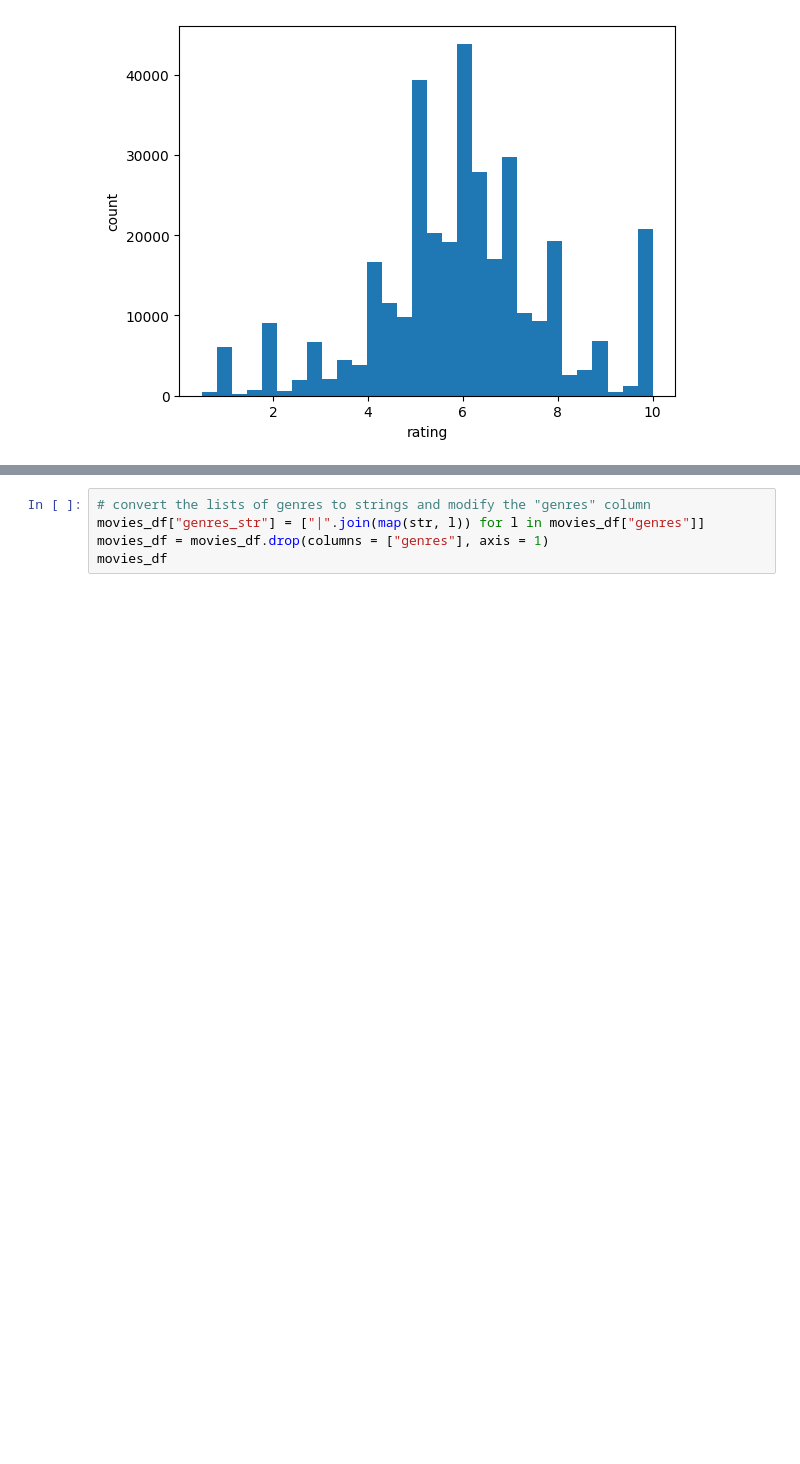
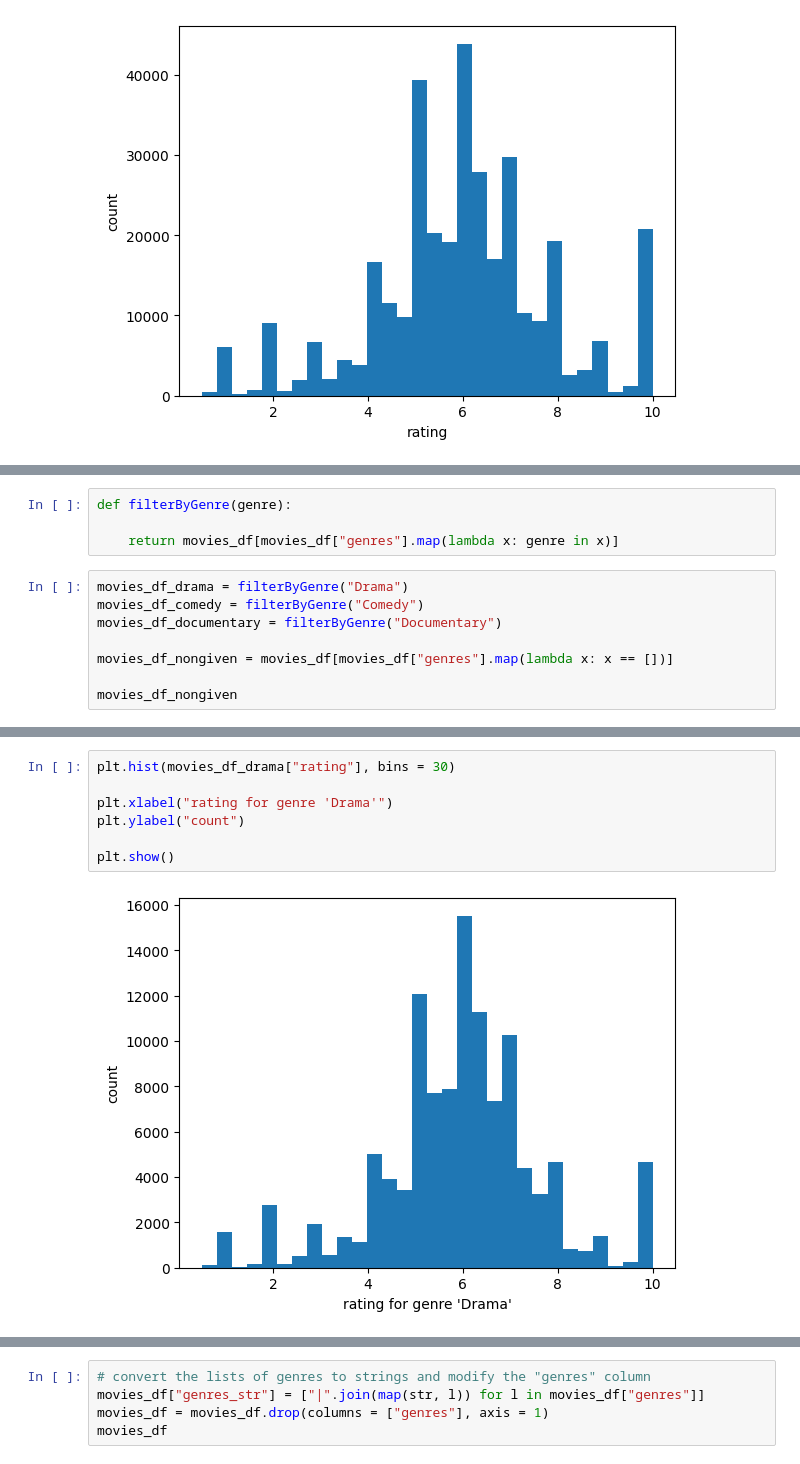
Before and after one commit to sariaslaso/movies_and_LLMs, a Jupyter notebook: predict_ratings/data_processing.ipynb, the cells around one changed output, grey strips where cells are left out. Drawn from its saved outputs; the diff is of its cells as text; blank space fills up the shorter version.

Commit message:
distribution of ratings for the n most popular genres

```diff
--- a/predict_ratings/data_processing.ipynb
+++ b/predict_ratings/data_processing.ipynb
@@ -165,0 +150,12 @@ movies_df[movies_df["genres"].map(lambda x: "Drama" in x)]
+# %%
+def filterByGenre(genre):
+
+    return movies_df[movies_df["genres"].map(lambda x: genre in x)]
+# %%
+movies_df_drama = filterByGenre("Drama")
+movies_df_comedy = filterByGenre("Comedy")
+movies_df_documentary = filterByGenre("Documentary")
+
+movies_df_nongiven = movies_df[movies_df["genres"].map(lambda x: x == [])]
+
+movies_df_nongiven
@@ -165,0 +176,9 @@ movies_df[movies_df["genres"].map(lambda x: "Drama" in x)]
+# %%
+plt.hist(movies_df_drama["rating"], bins = 30)
+
+plt.xlabel("rating for genre 'Drama'")
+plt.ylabel("count")
+
+plt.show()
+# %% [output]
+[figure, added]
```
Also changed, not shown: parts of 16 cells of this notebook.
